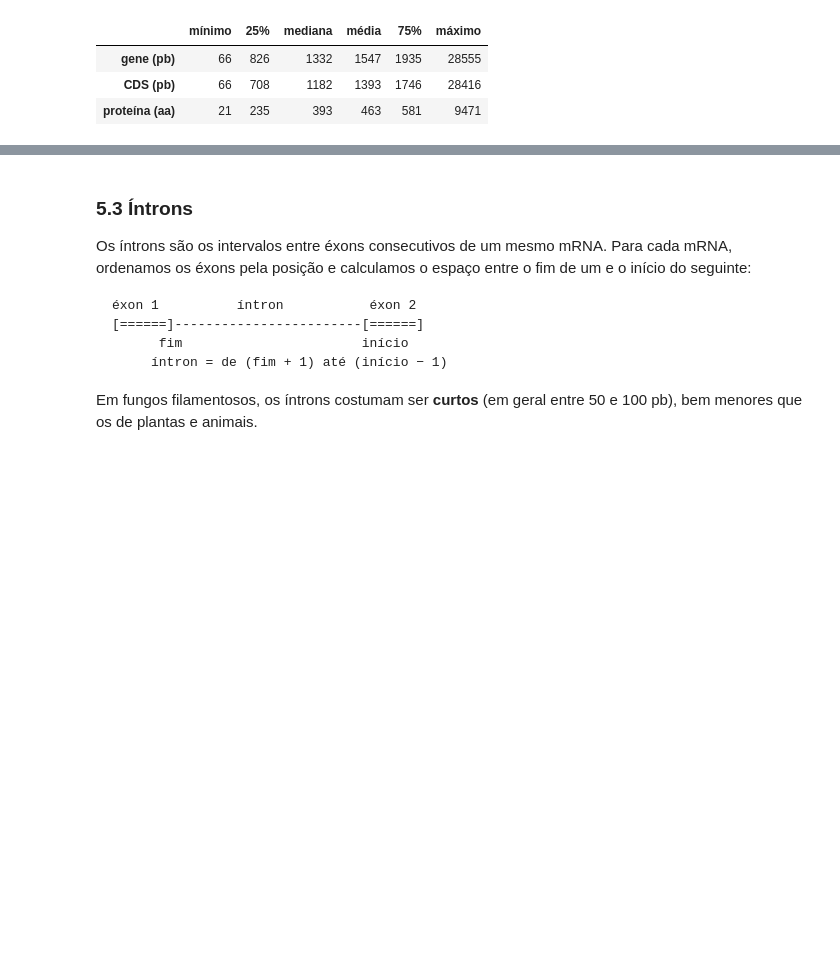
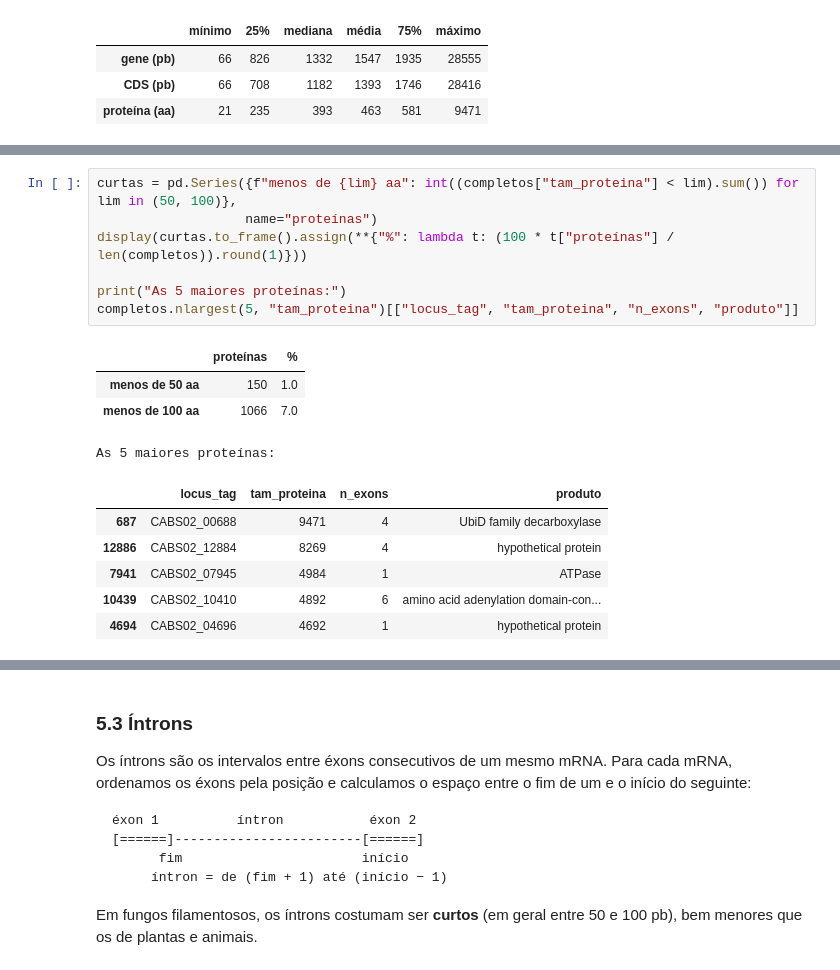
Before and after one commit to denilsonfbar/cabs-analise, a Jupyter notebook: notebooks/03_estrutura_ca142.ipynb, the cells around one changed output, grey strips where cells are left out. Cells and saved outputs as stored; diff of their text form; blank space fills up the shorter version.

```diff
--- a/notebooks/03_estrutura_ca142.ipynb
+++ b/notebooks/03_estrutura_ca142.ipynb
@@ -531,0 +683,18 @@ plt.show()
+# %%
+curtas = pd.Series({f"menos de {lim} aa": int((completos["tam_proteina"] < lim).sum()) for lim in (50, 100)},
+                   name="proteínas")
+display(curtas.to_frame().assign(**{"%": lambda t: (100 * t["proteínas"] / len(completos)).round(1)}))
+
+print("As 5 maiores proteínas:")
+completos.nlargest(5, "tam_proteina")[["locus_tag", "tam_proteina", "n_exons", "produto"]]
+# %% [output]
+|  | proteínas | % |
+| menos de 50 aa | 150 | 1.0 |
+| menos de 100 aa | 1066 | 7.0 |
+As 5 maiores proteínas:
+|  | locus_tag | tam_proteina | n_exons | produto |
+| 687 | CABS02_00688 | 9471 | 4 | UbiD family decarboxylase |
+| 12886 | CABS02_12884 | 8269 | 4 | hypothetical protein |
+| 7941 | CABS02_07945 | 4984 | 1 | ATPase |
+| 10439 | CABS02_10410 | 4892 | 6 | amino acid adenylation domain-con... |
+| 4694 | CABS02_04696 | 4692 | 1 | hypothetical protein |
```
Also changed, not shown: parts of 30 cells of this notebook, 30 other files.
